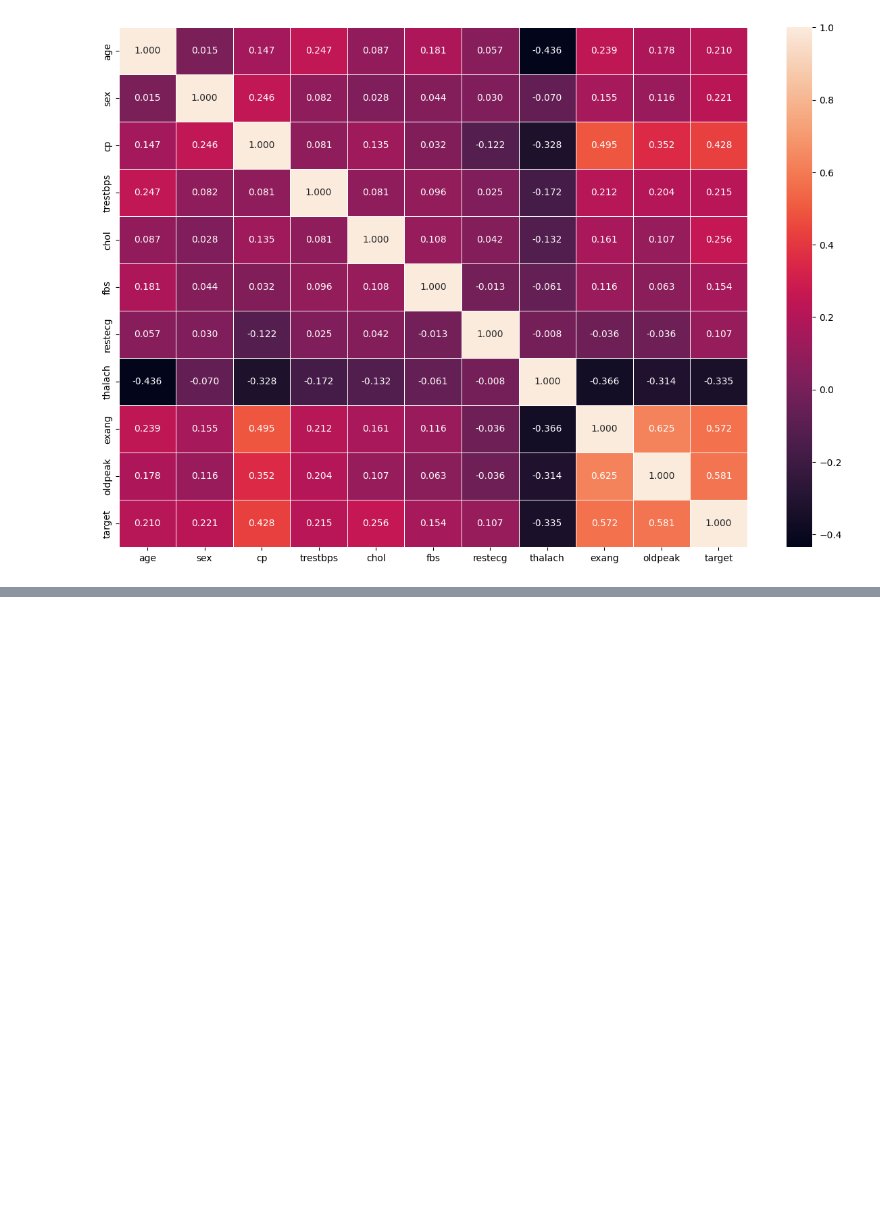
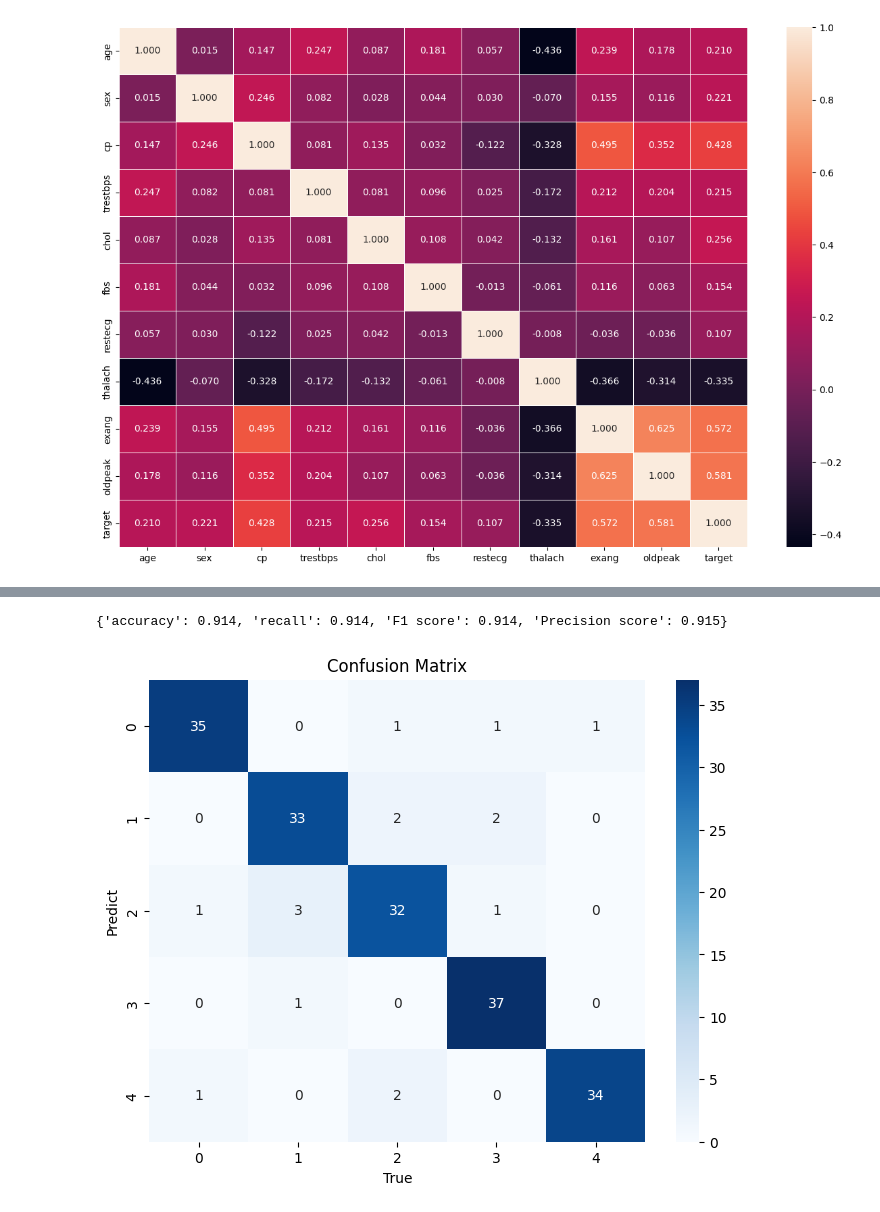
Before and after one commit to zidanzett/hearth-disease, a Jupyter notebook: main.ipynb, the cells around one changed output, grey strips where cells are left out. Cells and saved outputs as stored; diff of their text form; code cells hidden in the pictures; blank space fills up the shorter version.

```diff
--- a/main.ipynb
+++ b/main.ipynb
@@ -443,0 +676,3 @@ sns.heatmap(cor_mat,annot=True,linewidths=0.5,fmt=".3f")
+# %%
+rf_model = RandomForestClassifier(n_estimators=100, random_state=42)
+rf_model.fit(X_train, y_train)
@@ -443,0 +681,7 @@ sns.heatmap(cor_mat,annot=True,linewidths=0.5,fmt=".3f")
+# %%
+y_pred_rf = rf_model.predict(X_test) # Evaluate the Random Forest model
+print("\nRandom Forest Model:")
+accuracy_rf_smote = round(accuracy_score(y_test, y_pred_rf),3)
+print("Accuracy:",accuracy_rf_smote)
+print("Classification Report:")
+print(classification_report(y_test, y_pred_rf))
@@ -443,0 +703,14 @@ sns.heatmap(cor_mat,annot=True,linewidths=0.5,fmt=".3f")
+# %%
+evaluation(y_test,y_pred_rf)
+# %% [output]
+{'accuracy': 0.914, 'recall': 0.914, 'F1 score': 0.914, 'Precision score': 0.915}
+# %%
+cm = confusion_matrix(y_test, y_pred_rf)
+plt.figure(figsize=(8, 6))
+sns.heatmap(cm, annot=True, fmt="d", cmap="Blues")
+plt.title('Confusion Matrix')
+plt.xlabel('True')
+plt.ylabel('Predict')
+plt.show()
+# %% [output]
+[figure, added]
```
Also changed, not shown: parts of 97 cells of this notebook.
